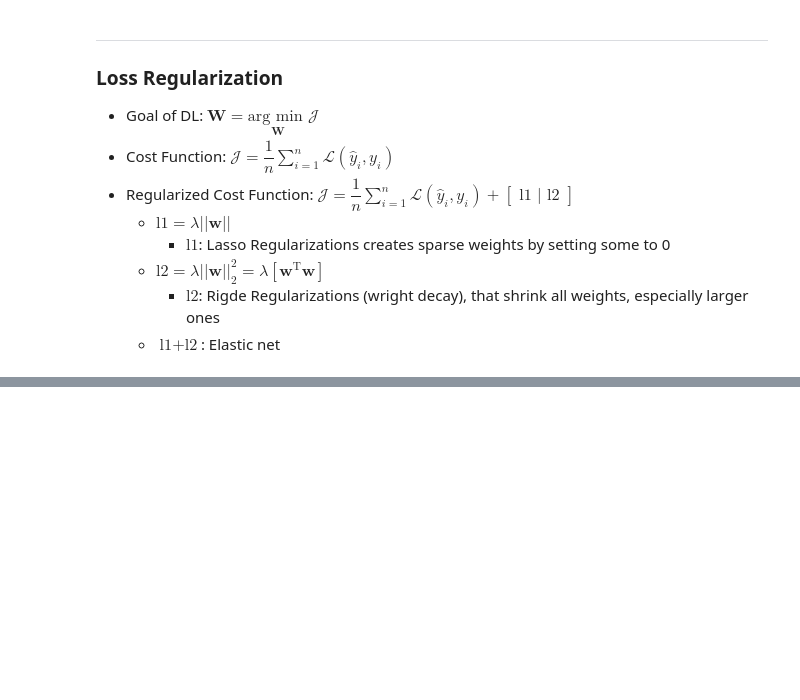
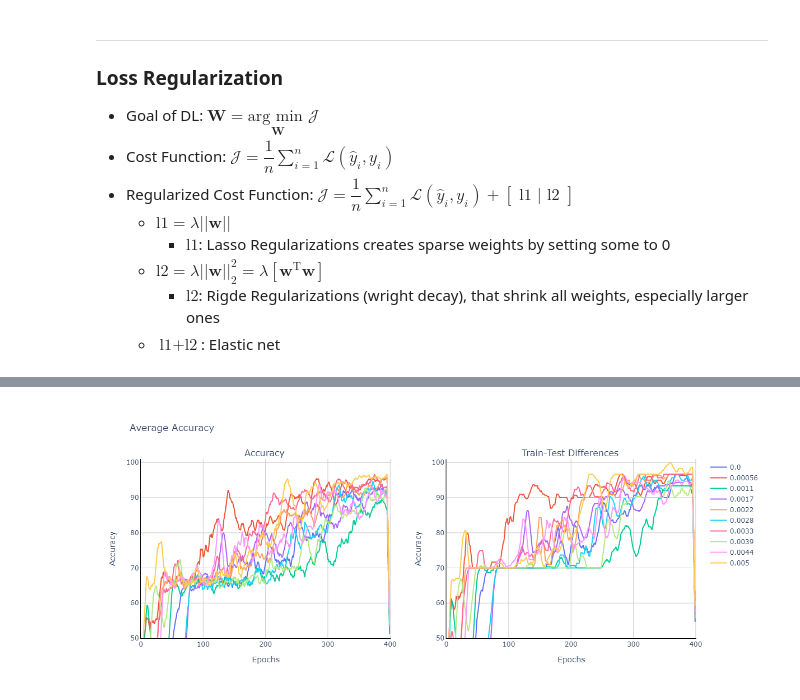
Before and after one commit to Gusmeira/PyTorch-Courses, a Jupyter notebook: E_regularization.ipynb, the cells around one changed output, grey strips where cells are left out. Cells and saved outputs as stored; diff of their text form; code cells hidden in the pictures; blank space fills up the shorter version.

```diff
--- a/E_regularization.ipynb
+++ b/E_regularization.ipynb
@@ -400,2 +507,39 @@ plotly_main_subplot_layout(fig, title='Average Accuracy', x='Epochs', y='Accurac
+# %%
+numepochs = 400
+
+# range of L1 regularization amounts
+L1lambdas = np.linspace(0,0.005,10)
+
+# initialize output results matrices
+accuracyResultsTrain = np.zeros((numepochs, len(L1lambdas)))
+accuracyResultsTest  = np.zeros((numepochs, len(L1lambdas)))
+
+# loop over batch sizes
+for li in range(len(L1lambdas)):
+
+    # create and train a model
+    ANNiris,lossfun,optimizer = createANewModel()
+    trainAcc,testAcc,losses = trainTheModel(L1lambdas[li])
+
+    # store data
+    accuracyResultsTrain[:,li] = smooth(trainAcc,10)
+    accuracyResultsTest[:,li]  = smooth(testAcc,10)
+# %%
+fig = make_subplots(rows=1, cols=2, subplot_titles=['Accuracy ', 'Train-Test Differences '])
+
+for i, acc_label in zip(range(accuracyResultsTrain.shape[-1]), L1lambdas):
+    fig.add_trace(go.Scatter(
+        x=list(range(numepochs)), y=accuracyResultsTrain[:,i], name=f'{acc_label:.2}', mode='lines'
+    ), row=1, col=1)
+
+for i, acc_label in zip(range(accuracyResultsTest.shape[-1]), L1lambdas):
+    fig.add_trace(go.Scatter(
+        x=list(range(numepochs)), y=accuracyResultsTest[:,i], name=f'{acc_label:.2}', mode='lines',
+        showlegend=False
+    ), row=1, col=2)
+
+plotly_main_subplot_layout(fig, title='Average Accuracy', x='Epochs', y='Accuracy', width=1200, height=500, x_range=[0, 401], y_range=[50, 101])
+# %% [output]
+[figure, added]
 # %% [markdown]
 ___
```
Also changed, not shown: parts of 25 cells of this notebook.
